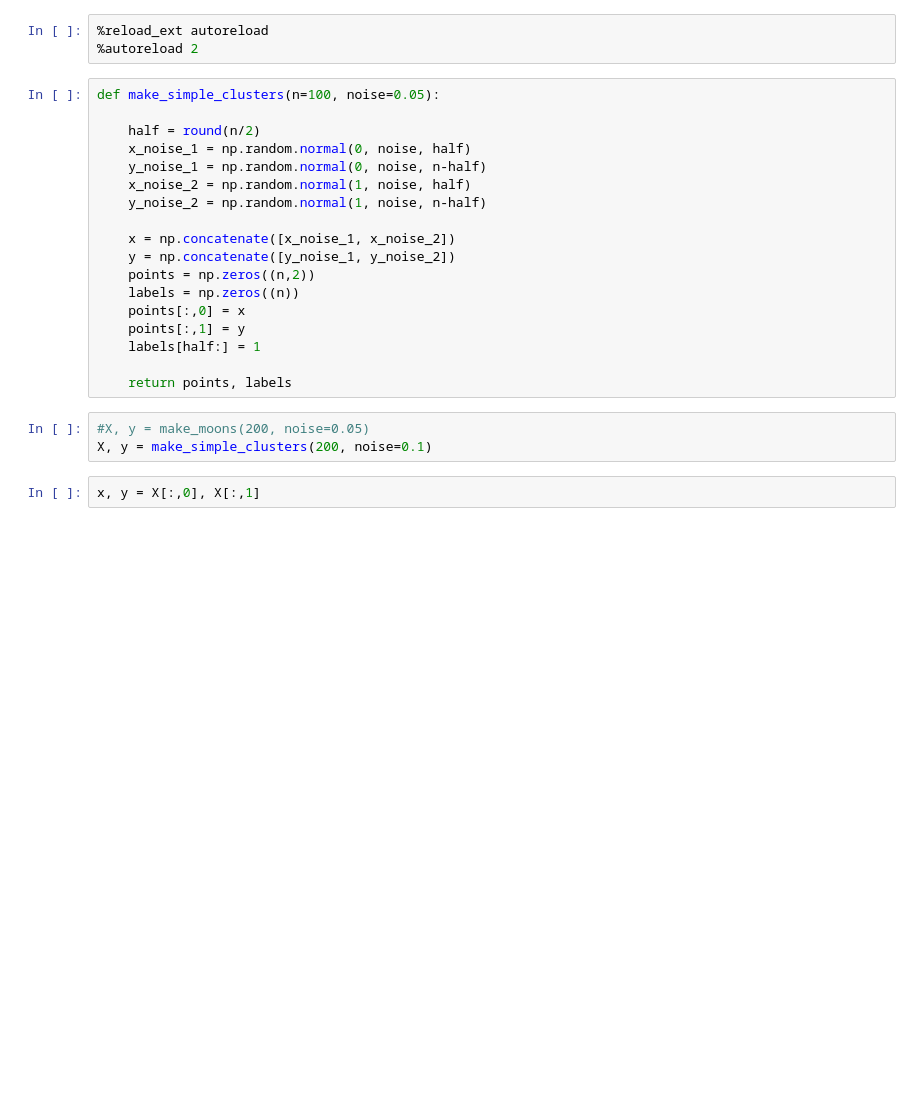
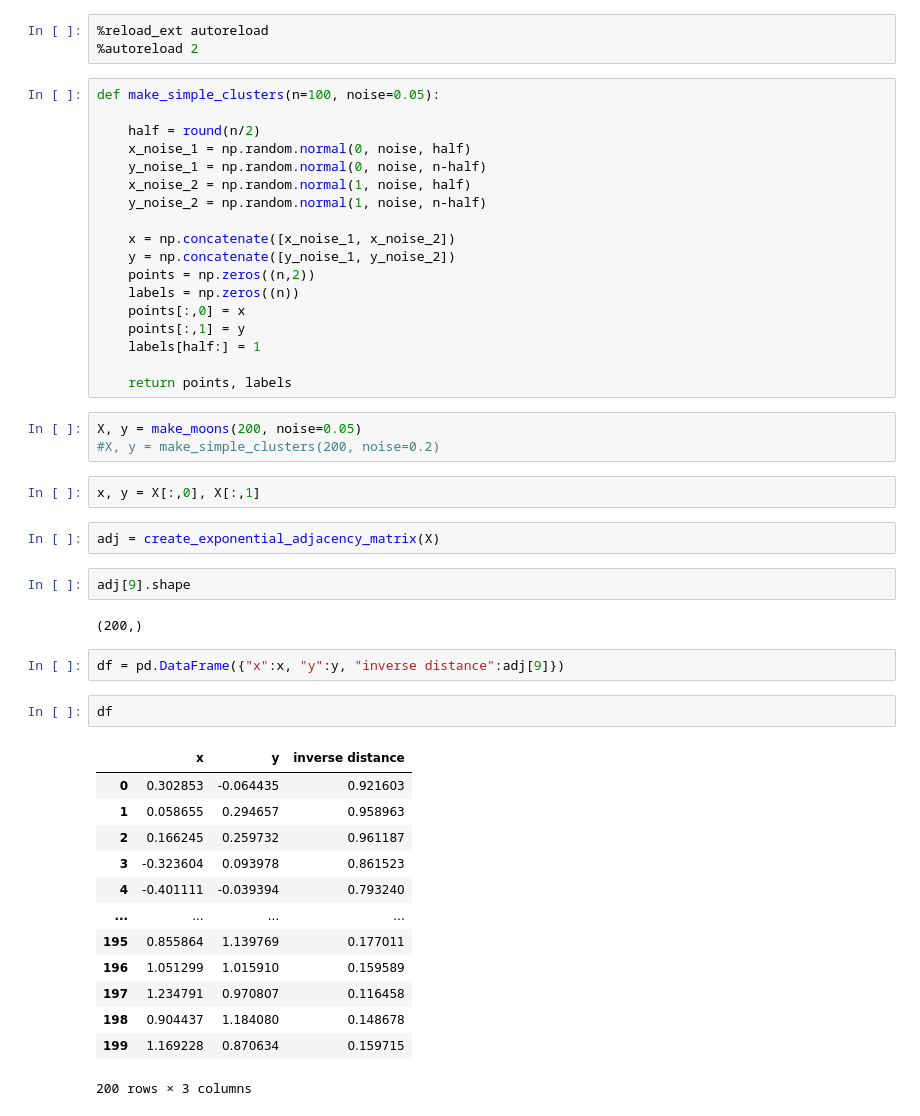
Before and after one commit to yuwei-1/Market-Prediction-Research, a Jupyter notebook: terminal/clustering/spectral_clustering.ipynb, the cells around one changed output. Saved outputs shown, nothing was run; the diff lists cells and outputs as text; blank space fills up the shorter version.

```diff
--- a/terminal/clustering/spectral_clustering.ipynb
+++ b/terminal/clustering/spectral_clustering.ipynb
@@ -28,7 +31,31 @@ def make_simple_clusters(n=100, noise=0.05):
 
     return points, labels
 # %%
-#X, y = make_moons(200, noise=0.05)
-X, y = make_simple_clusters(200, noise=0.1)
+X, y = make_moons(200, noise=0.05)
+#X, y = make_simple_clusters(200, noise=0.2)
 # %%
 x, y = X[:,0], X[:,1]
+# %%
+adj = create_exponential_adjacency_matrix(X)
+# %%
+adj[9].shape
+# %% [output]
+(200,)
+# %%
+df = pd.DataFrame({"x":x, "y":y, "inverse distance":adj[9]})
+# %%
+df
+# %% [output]
+|  | x | y | inverse distance |
+| 0 | 0.302853 | -0.064435 | 0.921603 |
+| 1 | 0.058655 | 0.294657 | 0.958963 |
+| 2 | 0.166245 | 0.259732 | 0.961187 |
+| 3 | -0.323604 | 0.093978 | 0.861523 |
+| 4 | -0.401111 | -0.039394 | 0.793240 |
+| ... | ... | ... | ... |
+| 195 | 0.855864 | 1.139769 | 0.177011 |
+| 196 | 1.051299 | 1.015910 | 0.159589 |
+| 197 | 1.234791 | 0.970807 | 0.116458 |
+| 198 | 0.904437 | 1.184080 | 0.148678 |
+| 199 | 1.169228 | 0.870634 | 0.159715 |
+200 rows × 3 columns
```
Also changed, not shown: parts of 6 cells of this notebook, 3 other files.
